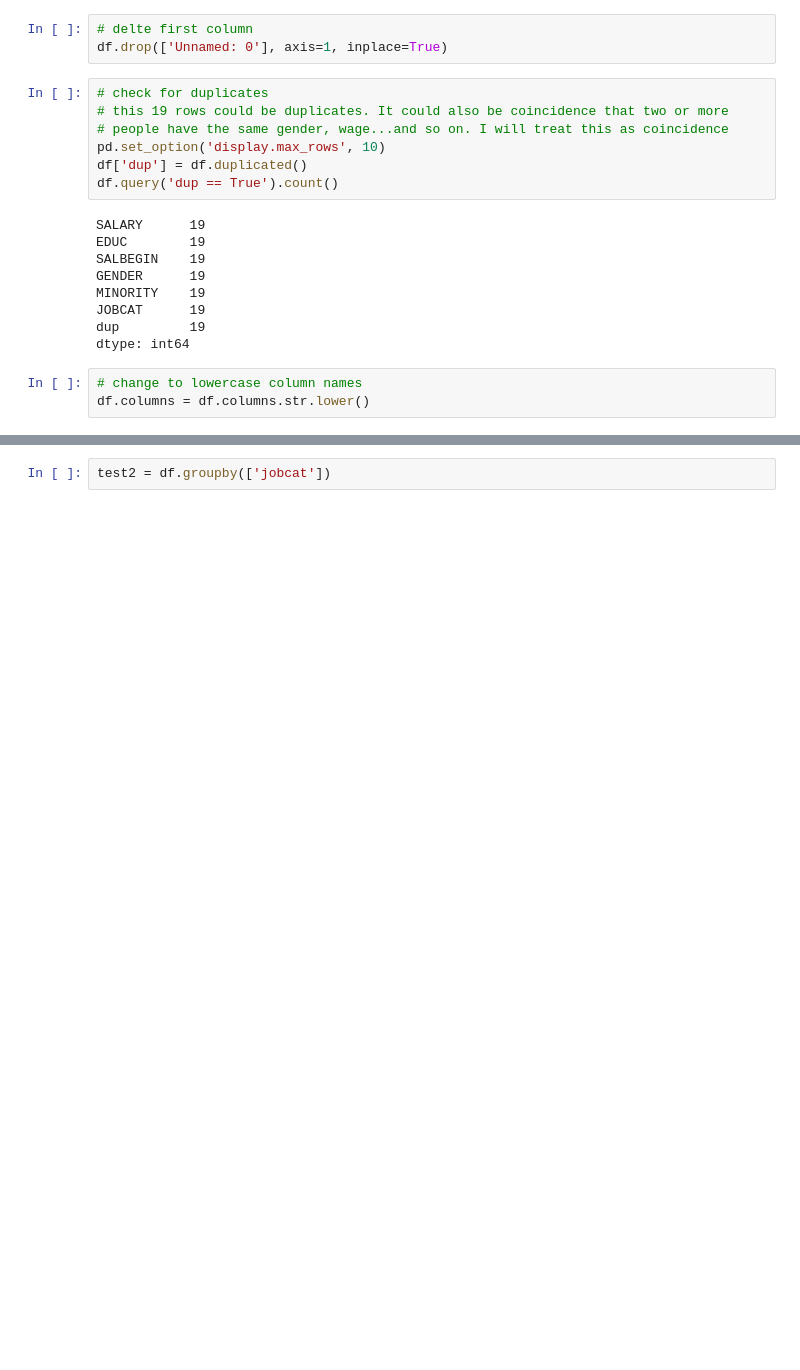
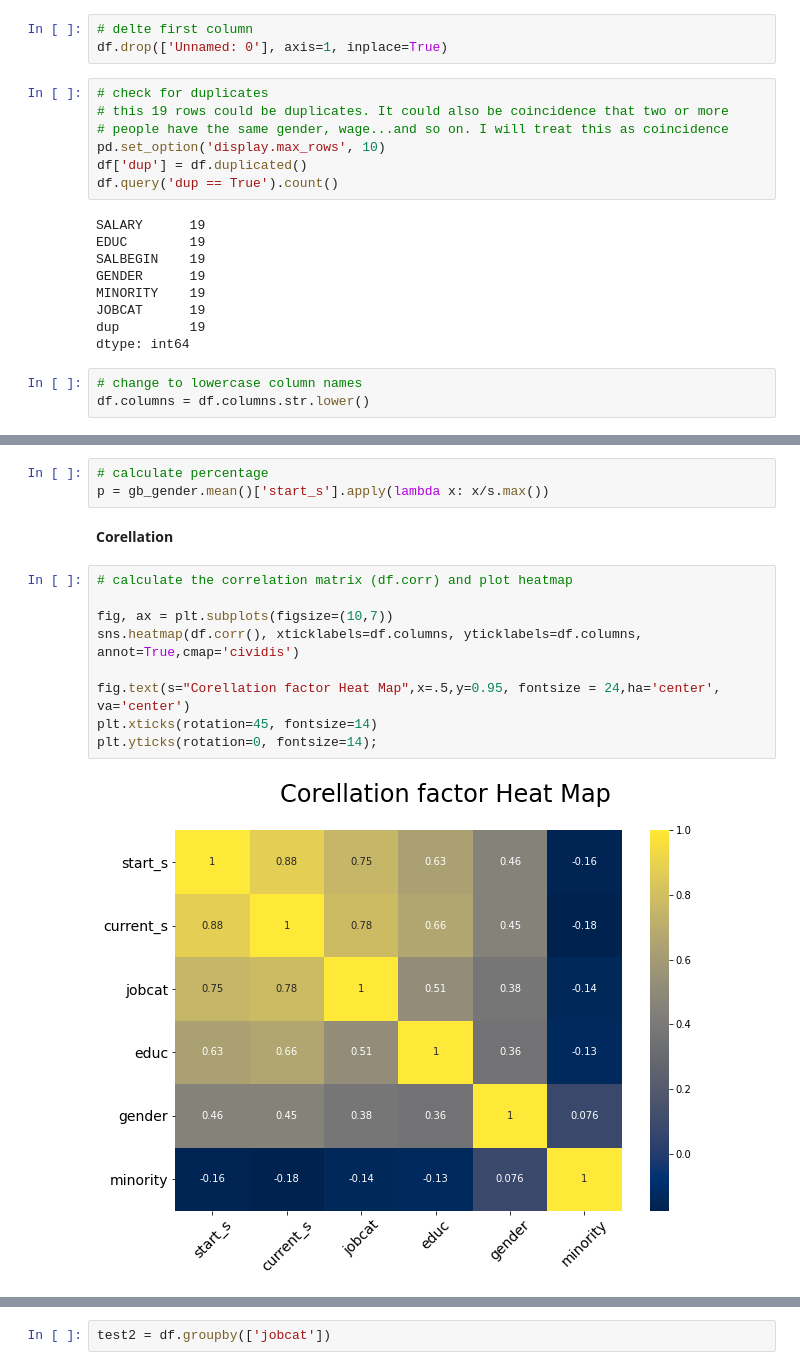
Before and after one commit to AIMPED/EDA_Bank_wages, a Jupyter notebook: EDA_work.ipynb, the cells around one changed output, grey strips where cells are left out. Saved outputs shown, nothing was run; the diff lists cells and outputs as text; blank space fills up the shorter version.

```diff
--- a/EDA_work.ipynb
+++ b/EDA_work.ipynb
@@ -90,0 +139,16 @@ sns.scatterplot(data=df, x= df.years, y=df.s_cur)
+# %%
+# calculate percentage
+p = gb_gender.mean()['start_s'].apply(lambda x: x/s.max())
+# %% [markdown]
+**Corellation**
+# %%
+# calculate the correlation matrix (df.corr) and plot heatmap
+
+fig, ax = plt.subplots(figsize=(10,7))
+sns.heatmap(df.corr(), xticklabels=df.columns, yticklabels=df.columns, annot=True,cmap='cividis')
+
+fig.text(s="Corellation factor Heat Map",x=.5,y=0.95, fontsize = 24,ha='center', va='center')
+plt.xticks(rotation=45, fontsize=14)
+plt.yticks(rotation=0, fontsize=14);
+# %% [output]
+[figure, added]
```
Also changed, not shown: parts of 53 cells of this notebook.
